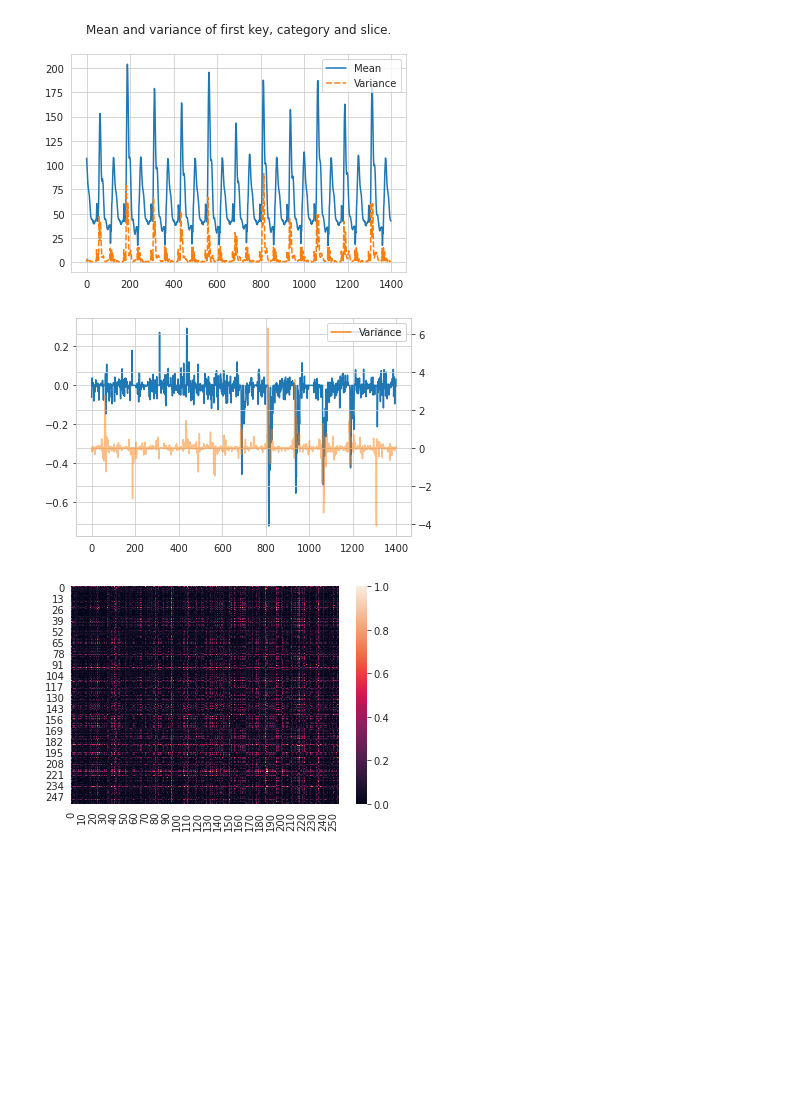
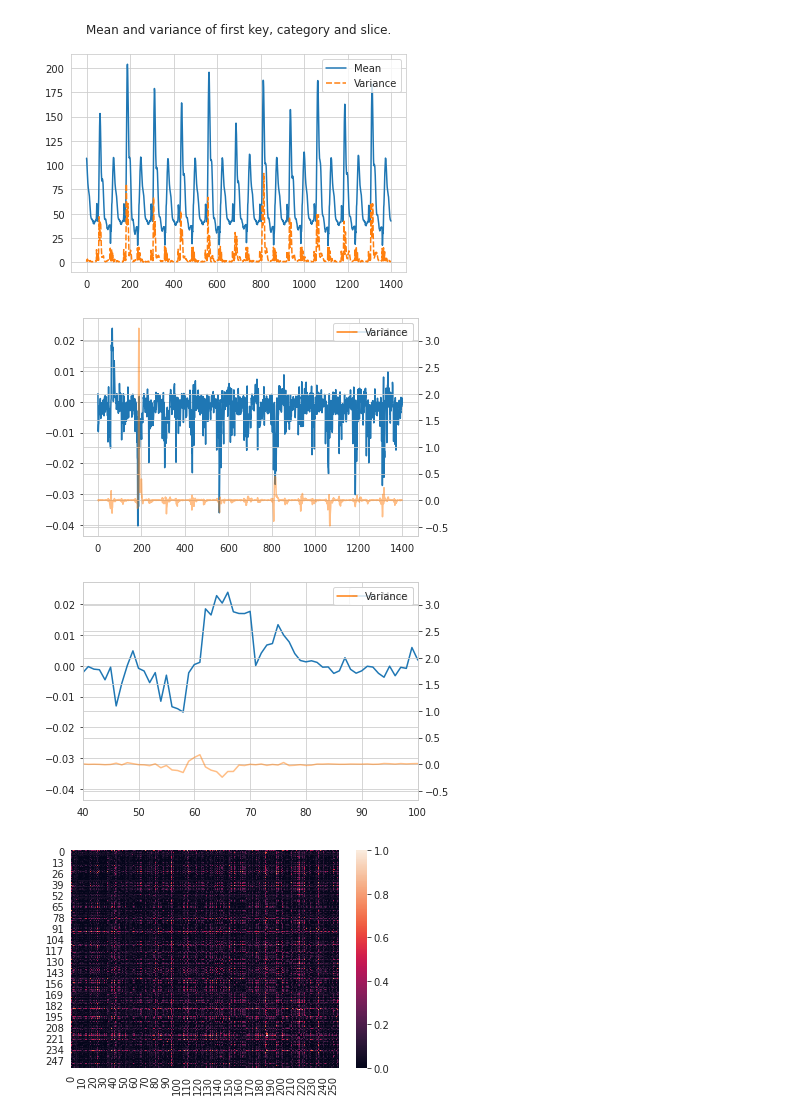
Before and after one commit to ccberg/LA, a Jupyter notebook: tvla/t_test_doc.ipynb, the cells around one changed output. Drawn from its saved outputs; the diff is of its cells as text; code cells hidden in the pictures; blank space fills up the shorter version.

```diff
--- a/tvla/t_test_doc.ipynb
+++ b/tvla/t_test_doc.ipynb
@@ -227,10 +227,15 @@ def ctable_mv(ctable: np.array, num_observations: int):
 
     return mu, sigma2
 
+def get_num_observations(f: h5py.File):
+    return f["key_000"]["cat_0"]["slice_0"][0].sum()
+
+def get_trace_len(f: h5py.File):
+    return len(f["key_000"]["cat_0"]["slice_0"])
+
 def get_mv(f: h5py.File):
-    # Number of observations does not vary on the SMOTEd data.
-    num_obs = f["key_000"]["cat_0"]["slice_0"][0].sum()
-    slice_len = len(f["key_000"]["cat_0"]["slice_0"])
+    num_obs = get_num_observations(f)
+    slice_len = get_trace_len(f)
 
     def convert(sample_pts: np.array):
         arr = np.array([np.zeros(2, dtype=np.float128)] * slice_len)
@@ -278,27 +292,29 @@ g.set(title="Mean and variance of first key, category and slice.\n")
 # %%
 def make_left_right(stat_moments):
     def get_left(k):
         return stat_moments[k][1][0]
 
     def get_right(k):
         return stat_moments[k][1][1]
 
     return get_left, get_right
 
 def get_diff(stat_moments, key_range=range(256)):
     left, right = make_left_right(stat_moments)
 
     kr = key_range
 
     dist_neq = [abs(left(i) - right(j)) for i in kr for j in kr if i != j]
     dist_eq = [abs(left(i) - right(i)) for i in kr]
 
     return np.mean(dist_neq, axis=0) - np.mean(dist_eq, axis=0)
 
 mv_diff = dict(zip(["Mean", "Variance"], np.moveaxis(get_diff(mv_default), 0, -1)))
+shadow_plot(mv_diff, split_y=True)
 shadow_plot(mv_diff, split_y=True, xlim=(40, 100))
 # %% [output]
-[figure, old version]
+[figure, new version]
+[figure, added]
 # %%
 def get_num_moments(stat_moments):
     return len(stat_moments[0][0][0][0])
```
Also changed, not shown: parts of 9 cells of this notebook.
